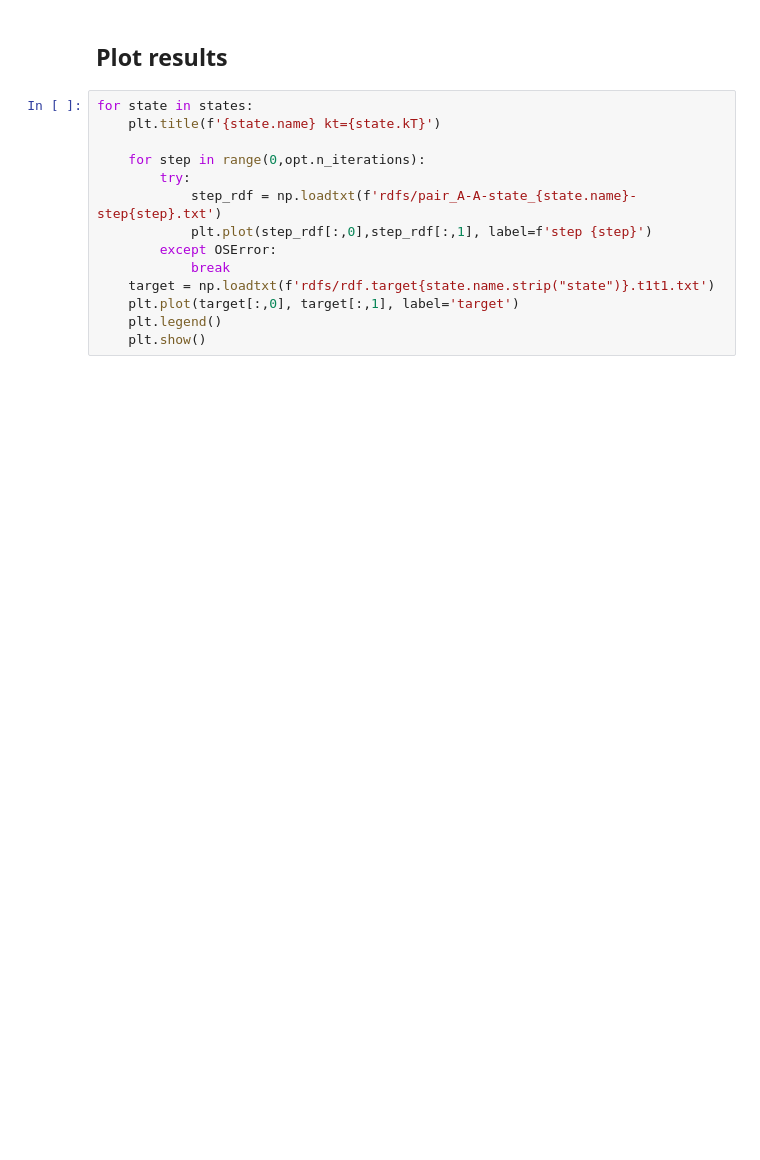
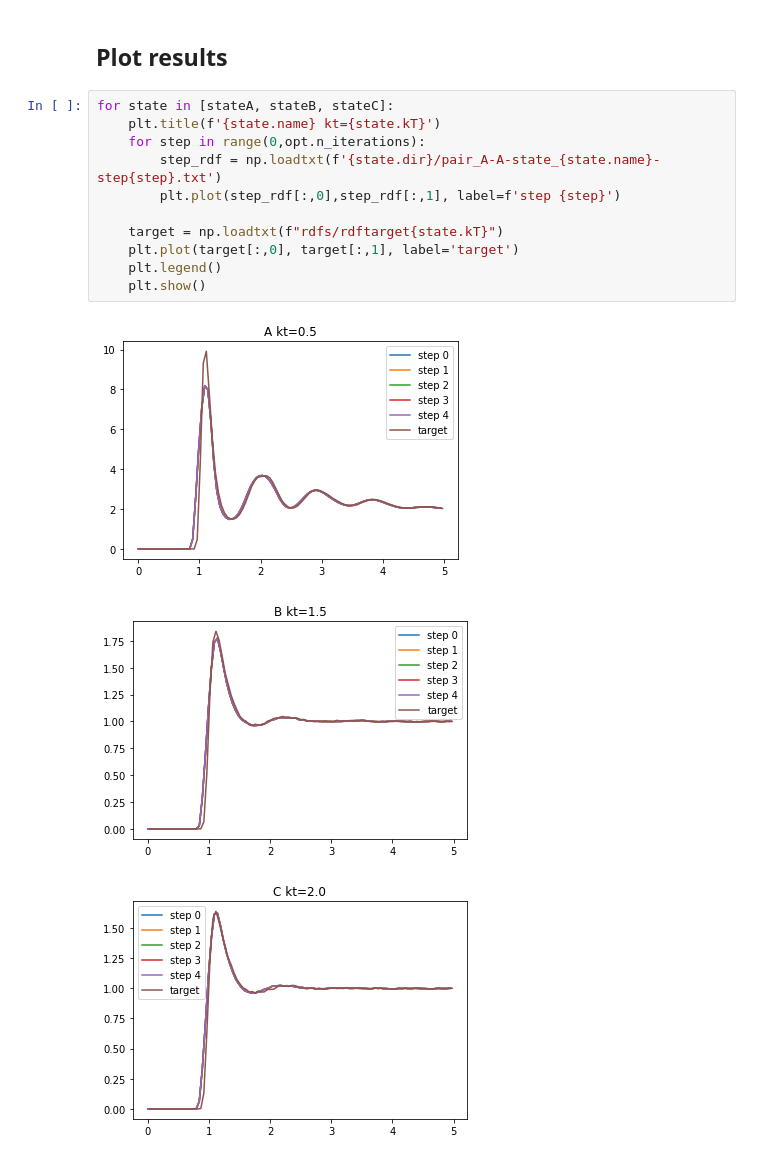
Before and after one commit to mosdef-hub/msibi, a Jupyter notebook: msibi/tutorials/lj/LJ_Tutorial.ipynb, the cells around one changed output. Cells and saved outputs as stored; diff of their text form; blank space fills up the shorter version.

```diff
--- a/msibi/tutorials/lj/LJ_Tutorial.ipynb
+++ b/msibi/tutorials/lj/LJ_Tutorial.ipynb
@@ -153,19 +173,20 @@ opt.optimize(states=[stateA, stateB, stateC],
 # %% [markdown]
 ## Plot results
 # %%
-for state in states:
+for state in [stateA, stateB, stateC]:
     plt.title(f'{state.name} kt={state.kT}')
+    for step in range(0,opt.n_iterations):
+        step_rdf = np.loadtxt(f'{state.dir}/pair_A-A-state_{state.name}-step{step}.txt')
+        plt.plot(step_rdf[:,0],step_rdf[:,1], label=f'step {step}')
 
-    for step in range(0,opt.n_iterations):
-        try:
-            step_rdf = np.loadtxt(f'rdfs/pair_A-A-state_{state.name}-step{step}.txt')
-            plt.plot(step_rdf[:,0],step_rdf[:,1], label=f'step {step}')
-        except OSError:
-            break
-    target = np.loadtxt(f'rdfs/rdf.target{state.name.strip("state")}.t1t1.txt')
+    target = np.loadtxt(f"rdfs/rdftarget{state.kT}")
     plt.plot(target[:,0], target[:,1], label='target')
     plt.legend()
     plt.show()
+# %% [output]
+[figure, added]
+[figure, added]
+[figure, added]
 # %%
 for step in range(0, opt.n_iterations):
     plt.ylim([-1.5,0.5])
```
Also changed, not shown: parts of 8 cells of this notebook.
